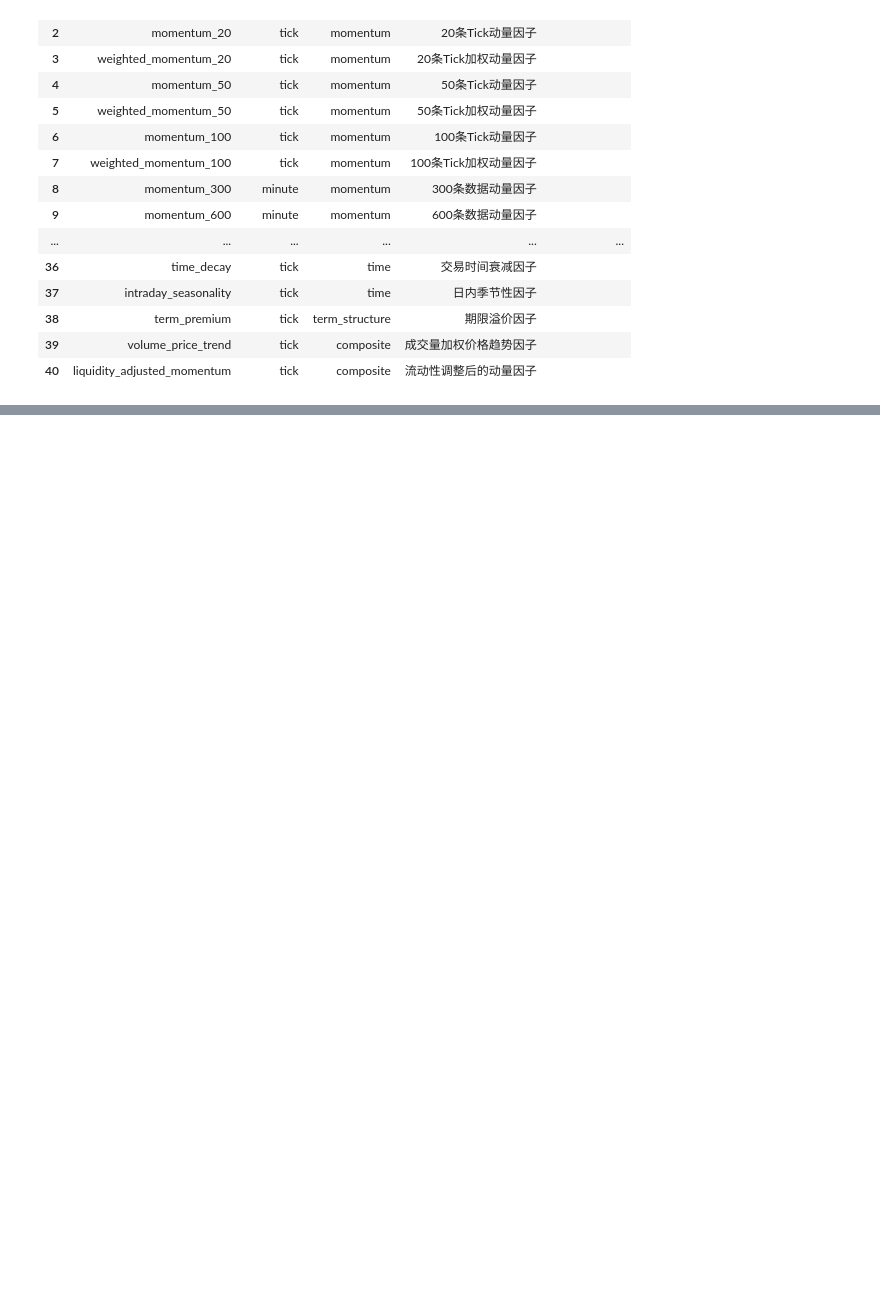
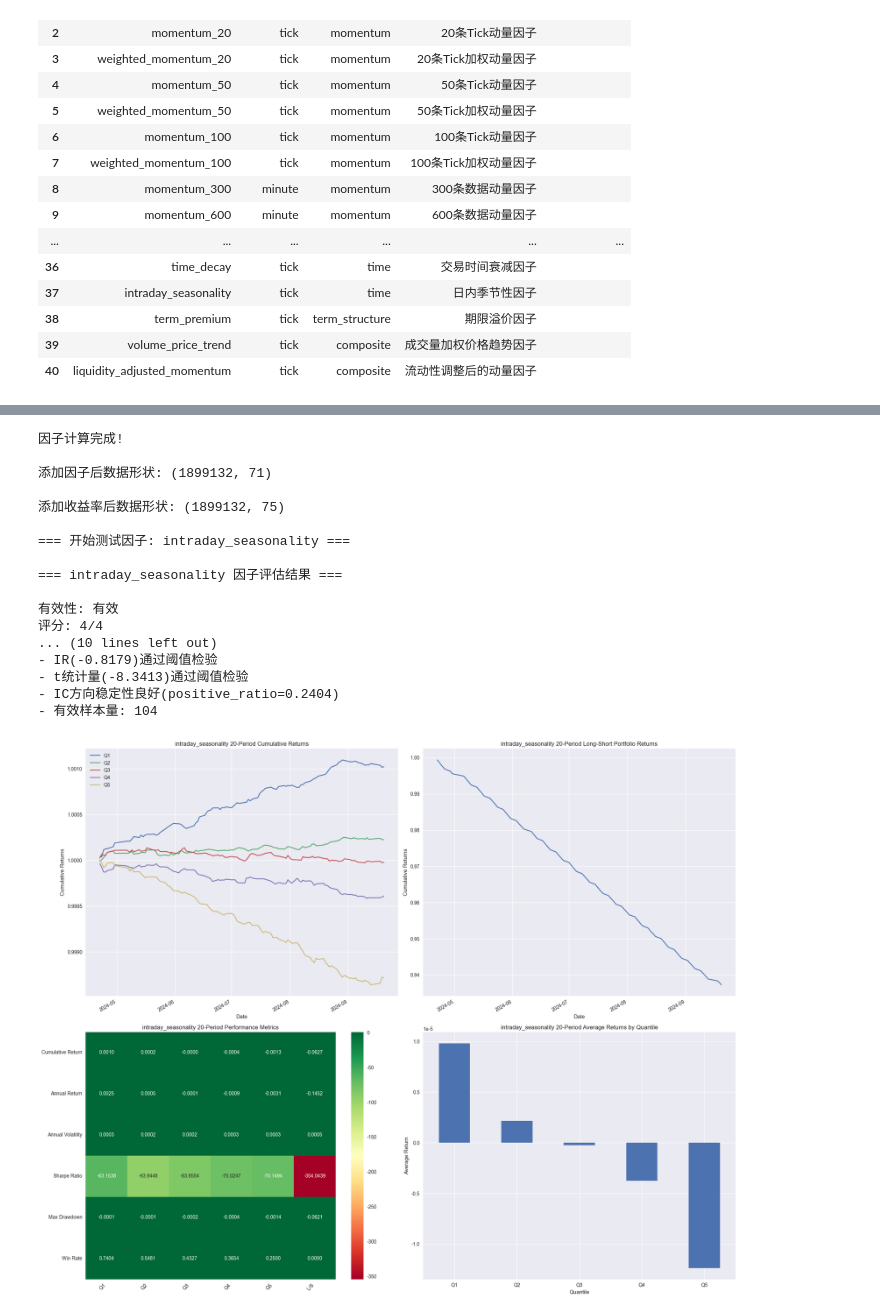
Before and after one commit to OkK0o/HFT-Testing-System, a Jupyter notebook: test.ipynb, the cells around one changed output, grey strips where cells are left out. Drawn from its saved outputs; the diff is of its cells as text; code cells hidden in the pictures; blank space fills up the shorter version.

```diff
--- a/test.ipynb
+++ b/test.ipynb
@@ -61,3 +61,64 @@ Manager.get_factor_info()
 | 38 | term_premium | tick | term_structure | 期限溢价因子 |  |
 | 39 | volume_price_trend | tick | composite | 成交量加权价格趋势因子 |  |
 | 40 | liquidity_adjusted_momentum | tick | composite | 流动性调整后的动量因子 |  |
+# %%
+import pandas as pd
+from factor_compute import run_factor_compute, compute_multiple_factors
+from factors_test import FactorTestConfig
+
+df = pd.read_feather("data.feather")
+
+time_factors = ["intraday_seasonality"]
+print("\n=== 测试时间特征类因子 ===")
+for factor in time_factors:
+    print(f"\n测试因子: {factor}")
+    results = run_factor_compute(
+        df,
+        factor_name=factor,
+        return_periods=[1, 5, 10, 20],
+        config=FactorTestConfig(
+            ic_method='spearman',
+            n_quantiles=5,
+            min_sample_size=30
+        )
+    )
+
+term_factors = ["term_premium"]
+print("\n=== 测试期限结构类因子 ===")
+for factor in term_factors:
+    print(f"\n测试因子: {factor}")
+    results = run_factor_compute(
+        df,
+        factor_name=factor,
+        return_periods=[5, 10, 20],
+        config=FactorTestConfig(
+            ic_method='spearman',
+            n_quantiles=5,
+            min_sample_size=50
+        )
+    )
+
+composite_factors = [
+    "volume_price_trend",
+    "liquidity_adjusted_momentum",
+]
+print("\n=== 测试复合类因子 ===")
+for factor in composite_factors:
+    print(f"\n测试因子: {factor}")
+    results = run_factor_compute(
+        df,
+        factor_name=factor,
+        return_periods=[1, 5, 10, 20],
+        config=FactorTestConfig(
+            ic_method='spearman',
+            n_quantiles=5,
+            min_sample_size=30,
+            ic_threshold=0.02,
+            ir_threshold=0.5
+        )
+    )
+
+all_new_factors = time_factors + term_factors + composite_factors
+print("\n=== 批量计算所有新因子 ===")
+df_with_factors = compute_multiple_factors(df, all_new_factors)
+# %% [output]
@@ -63,0 +138,18 @@ Manager.get_factor_info()
+因子计算完成!
+
+添加因子后数据形状: (1899132, 71)
+
+添加收益率后数据形状: (1899132, 75)
+
+=== 开始测试因子: intraday_seasonality ===
+
+=== intraday_seasonality 因子评估结果 ===
+
+有效性: 有效
+评分: 4/4
+... (10 lines left out)
+- IR(-0.8179)通过阈值检验
+- t统计量(-8.3413)通过阈值检验
+- IC方向稳定性良好(positive_ratio=0.2404)
+- 有效样本量: 104
+[figure, added]
```
Also changed, not shown: parts of 1 cell of this notebook, 5 other files.
